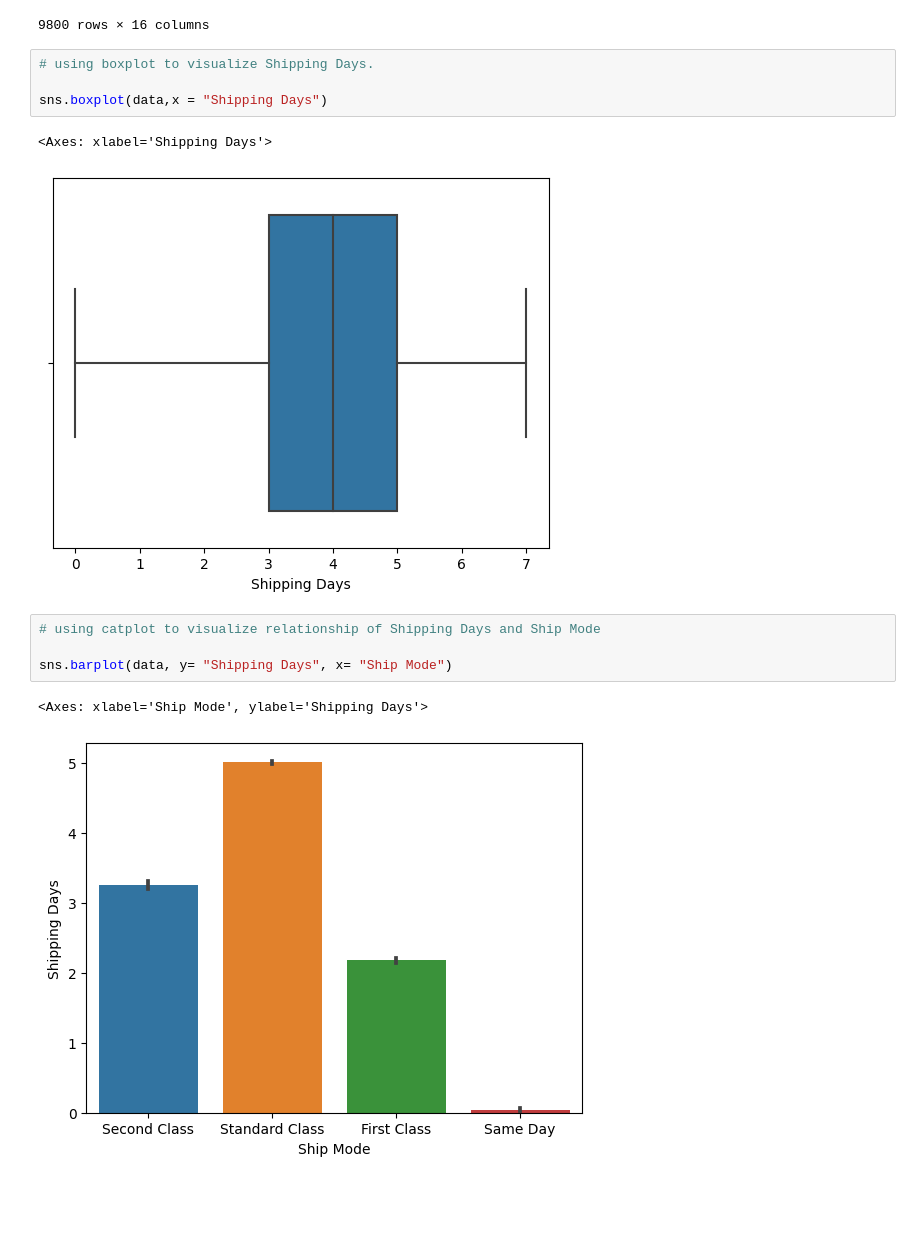
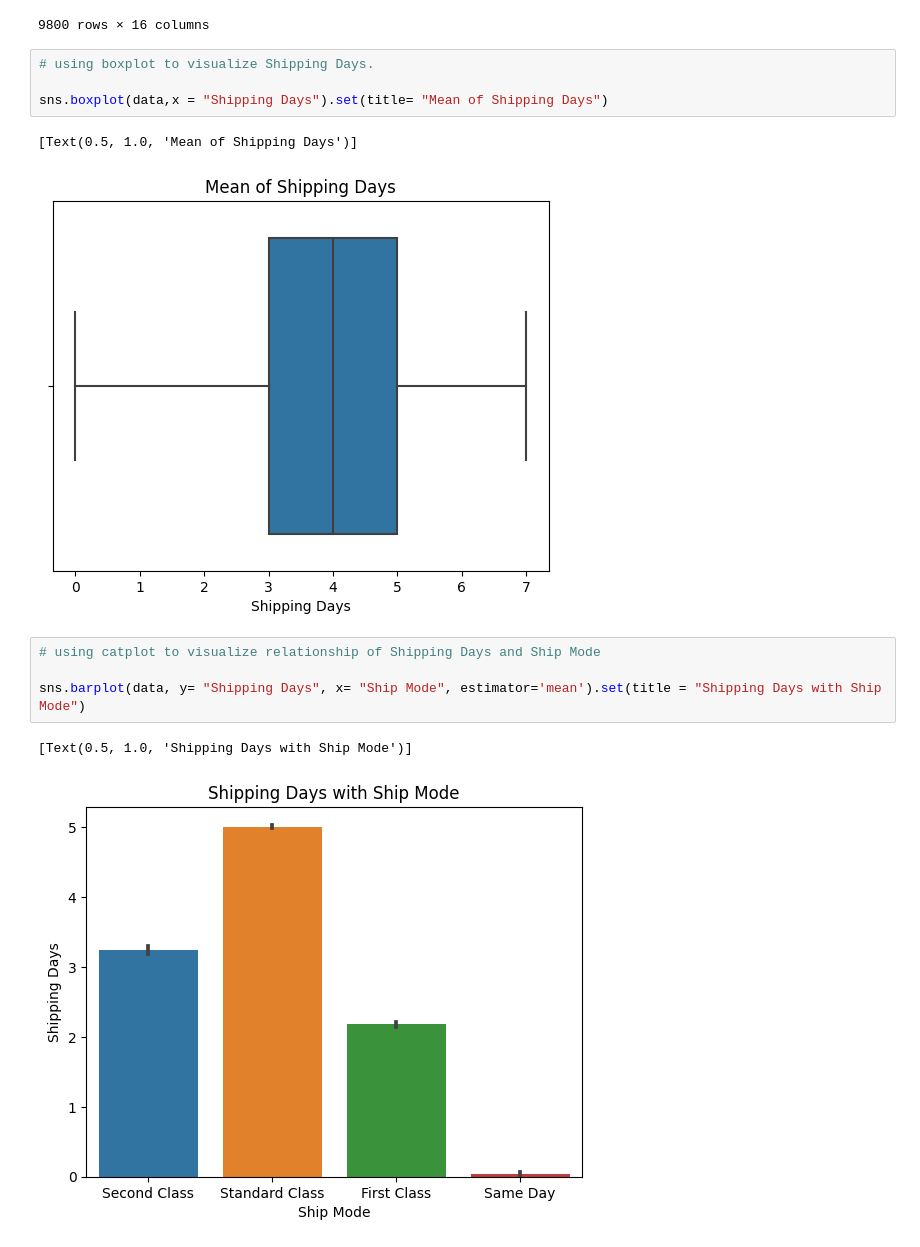
Before and after one commit to giaphong28/Analysis-US-Superstores-Sales-Dataset, a Jupyter notebook: 1. Cleaning and exploring/Cleaning and exploring data.ipynb, the cells around one changed output. Cells and saved outputs as stored; diff of their text form; blank space fills up the shorter version.

```diff
--- a/1. Cleaning and exploring/Cleaning and exploring data.ipynb
+++ b/1. Cleaning and exploring/Cleaning and exploring data.ipynb
@@ -164,14 +167,14 @@ data
 # %%
 # using boxplot to visualize Shipping Days.
 
-sns.boxplot(data,x = "Shipping Days")
+sns.boxplot(data,x = "Shipping Days").set(title= "Mean of Shipping Days")
 # %% [output]
-<Axes: xlabel='Shipping Days'>
+[Text(0.5, 1.0, 'Mean of Shipping Days')]
-[figure, old version]
+[figure, new version]
 # %%
 # using catplot to visualize relationship of Shipping Days and Ship Mode
 
-sns.barplot(data, y= "Shipping Days", x= "Ship Mode")
+sns.barplot(data, y= "Shipping Days", x= "Ship Mode", estimator='mean').set(title = "Shipping Days with Ship Mode")
 # %% [output]
-<Axes: xlabel='Ship Mode', ylabel='Shipping Days'>
+[Text(0.5, 1.0, 'Shipping Days with Ship Mode')]
-[figure, old version]
+[figure, new version]
```
Also changed, not shown: parts of 10 cells of this notebook, 2 other files.
